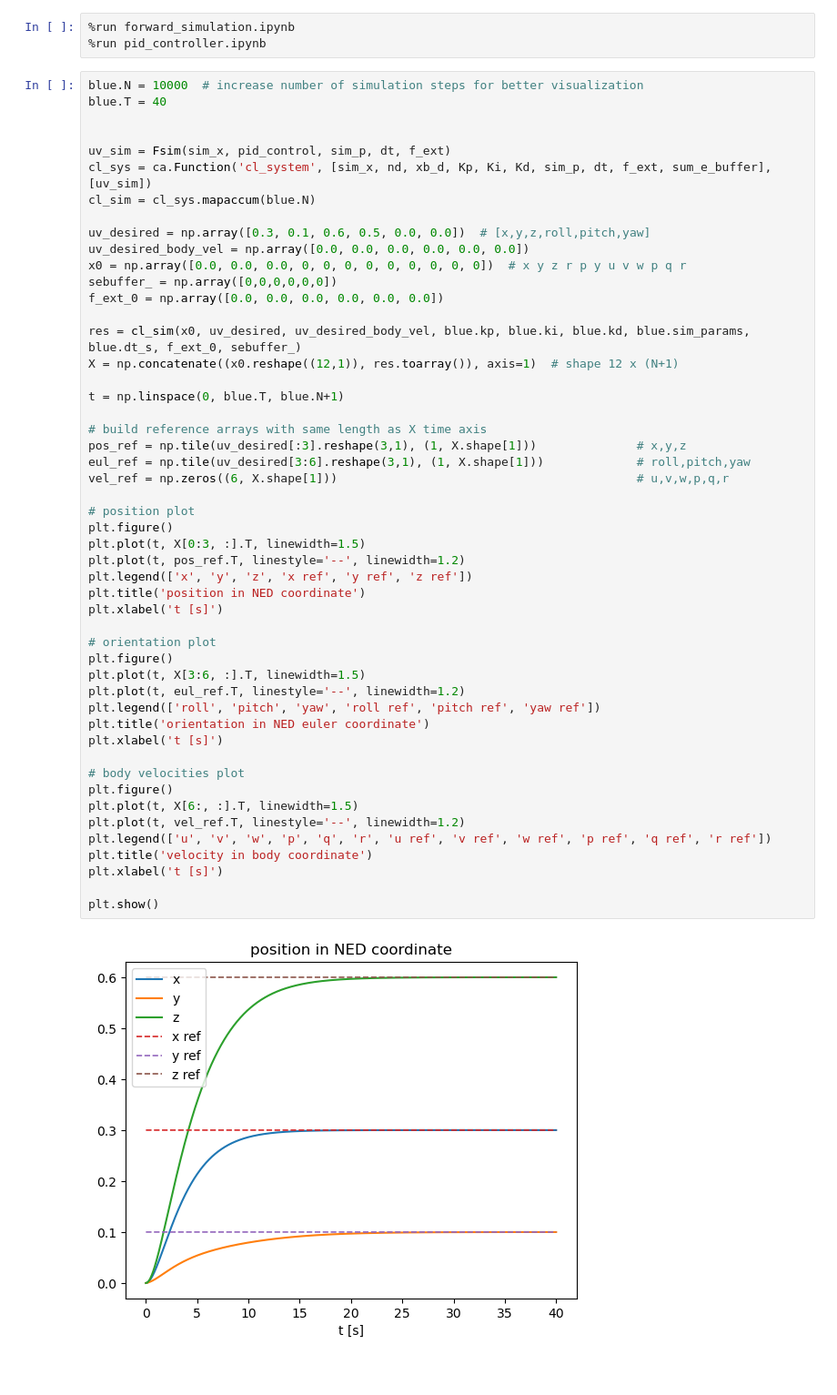
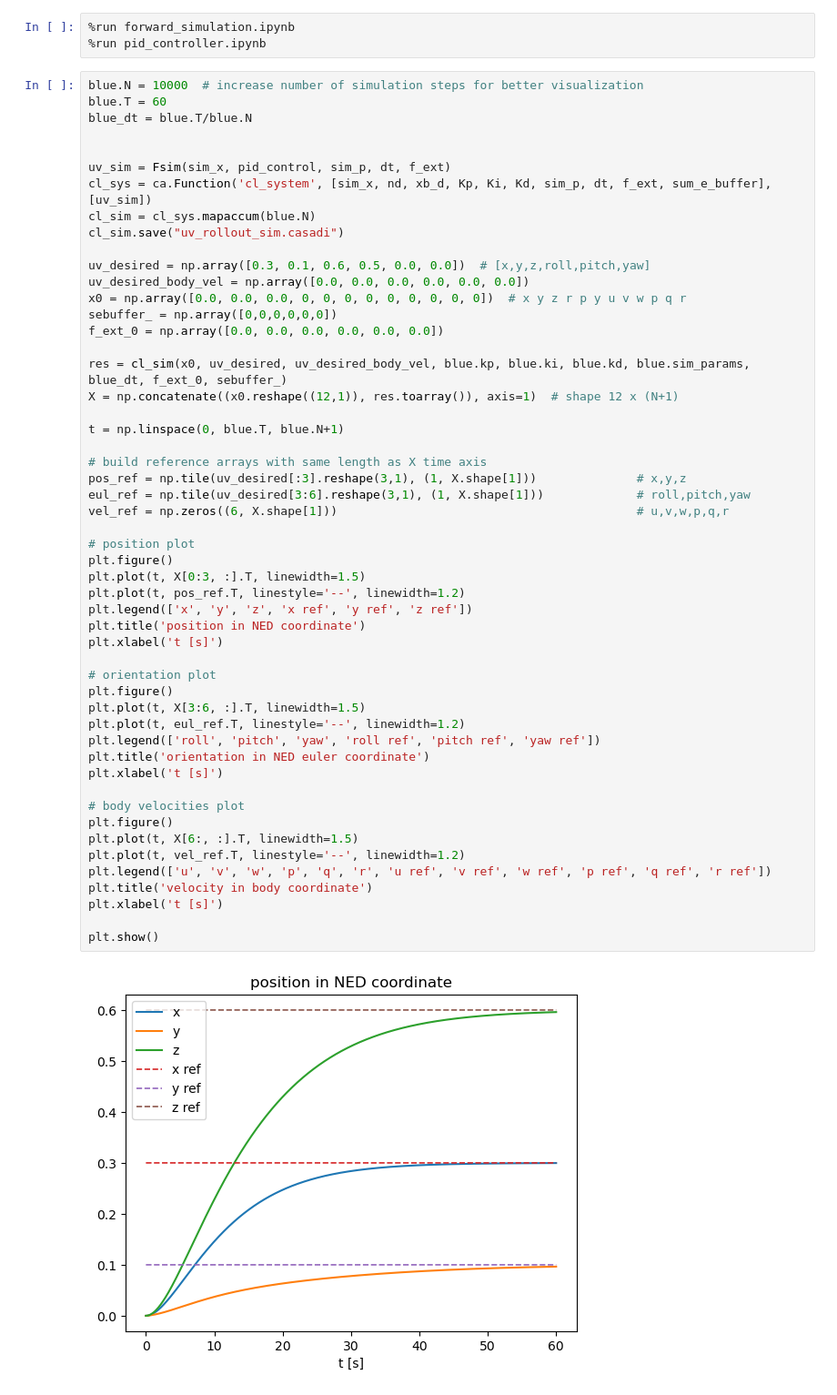
Before and after one commit to edxmorgan/diff_uv, a Jupyter notebook: usage/pid_closed_loop_system.ipynb, the cells around one changed output. Shown at 91% size. Saved outputs shown, nothing was run; the diff lists cells and outputs as text.

```diff
--- a/usage/pid_closed_loop_system.ipynb
+++ b/usage/pid_closed_loop_system.ipynb
@@ -3,12 +3,14 @@
 %run pid_controller.ipynb
 # %%
 blue.N = 10000  # increase number of simulation steps for better visualization
-blue.T = 40
+blue.T = 60
+blue_dt = blue.T/blue.N
 
 
 uv_sim = Fsim(sim_x, pid_control, sim_p, dt, f_ext)
 cl_sys = ca.Function('cl_system', [sim_x, nd, xb_d, Kp, Ki, Kd, sim_p, dt, f_ext, sum_e_buffer], [uv_sim])
 cl_sim = cl_sys.mapaccum(blue.N)
+cl_sim.save("uv_rollout_sim.casadi")
 
 uv_desired = np.array([0.3, 0.1, 0.6, 0.5, 0.0, 0.0])  # [x,y,z,roll,pitch,yaw]
 uv_desired_body_vel = np.array([0.0, 0.0, 0.0, 0.0, 0.0, 0.0])
@@ -16,7 +18,7 @@ x0 = np.array([0.0, 0.0, 0.0, 0, 0, 0, 0, 0, 0, 0, 0, 0])  # x y z r p y u v w p
 sebuffer_ = np.array([0,0,0,0,0,0])
 f_ext_0 = np.array([0.0, 0.0, 0.0, 0.0, 0.0, 0.0])
 
-res = cl_sim(x0, uv_desired, uv_desired_body_vel, blue.kp, blue.ki, blue.kd, blue.sim_params, blue.dt_s, f_ext_0, sebuffer_)
+res = cl_sim(x0, uv_desired, uv_desired_body_vel, blue.kp, blue.ki, blue.kd, blue.sim_params, blue_dt, f_ext_0, sebuffer_)
 X = np.concatenate((x0.reshape((12,1)), res.toarray()), axis=1)  # shape 12 x (N+1)
 
 t = np.linspace(0, blue.T, blue.N+1)
@@ -25,31 +27,31 @@ t = np.linspace(0, blue.T, blue.N+1)
 pos_ref = np.tile(uv_desired[:3].reshape(3,1), (1, X.shape[1]))              # x,y,z
 eul_ref = np.tile(uv_desired[3:6].reshape(3,1), (1, X.shape[1]))             # roll,pitch,yaw
 vel_ref = np.zeros((6, X.shape[1]))                                          # u,v,w,p,q,r
 
 # position plot
 plt.figure()
 plt.plot(t, X[0:3, :].T, linewidth=1.5)
 plt.plot(t, pos_ref.T, linestyle='--', linewidth=1.2)
 plt.legend(['x', 'y', 'z', 'x ref', 'y ref', 'z ref'])
 plt.title('position in NED coordinate')
 plt.xlabel('t [s]')
 
 # orientation plot
 plt.figure()
 plt.plot(t, X[3:6, :].T, linewidth=1.5)
 plt.plot(t, eul_ref.T, linestyle='--', linewidth=1.2)
 plt.legend(['roll', 'pitch', 'yaw', 'roll ref', 'pitch ref', 'yaw ref'])
 plt.title('orientation in NED euler coordinate')
 plt.xlabel('t [s]')
 
 # body velocities plot
 plt.figure()
 plt.plot(t, X[6:, :].T, linewidth=1.5)
 plt.plot(t, vel_ref.T, linestyle='--', linewidth=1.2)
 plt.legend(['u', 'v', 'w', 'p', 'q', 'r', 'u ref', 'v ref', 'w ref', 'p ref', 'q ref', 'r ref'])
 plt.title('velocity in body coordinate')
 plt.xlabel('t [s]')
 
 plt.show()
 # %% [output]
-[figure, old version]
+[figure, new version]
```
Also changed, not shown: parts of 1 cell of this notebook, 2 other files.
